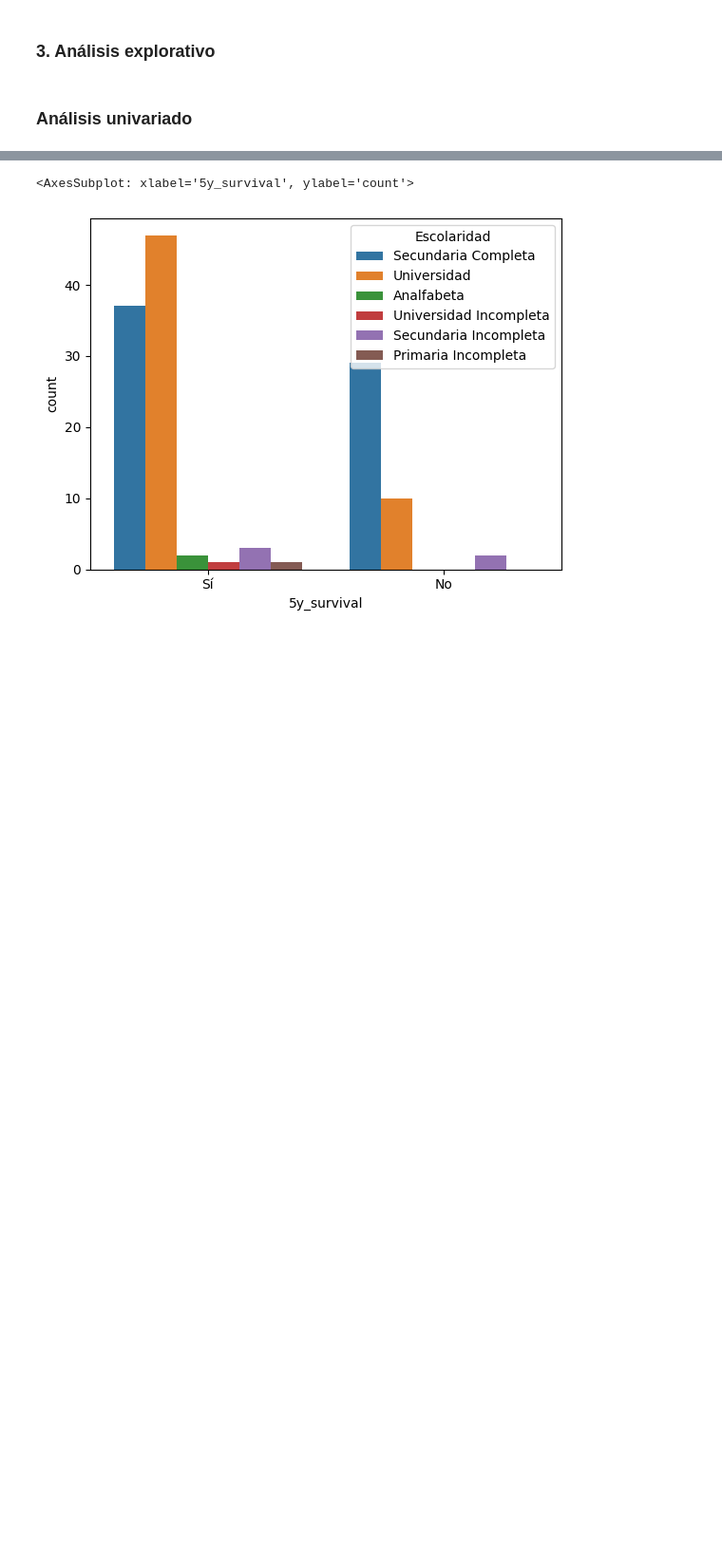
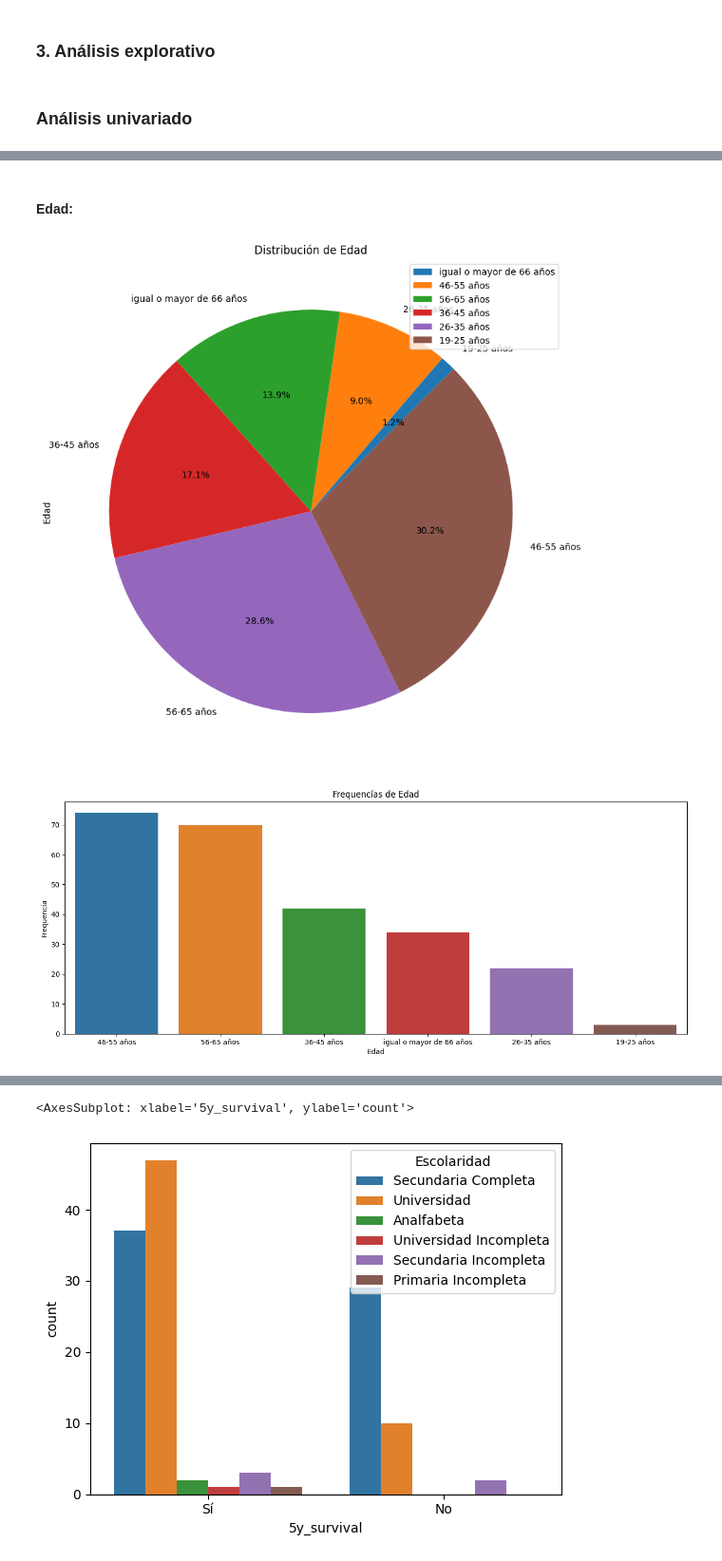
Before and after one commit to slesageq/Survivor_Analysis, a Jupyter notebook: analysis.ipynb, the cells around one changed output, grey strips where cells are left out. Shown at 95% size. Cells and saved outputs as stored; diff of their text form; code cells hidden in the pictures; blank space fills up the shorter version.

```diff
--- a/analysis.ipynb
+++ b/analysis.ipynb
@@ -633,0 +657,7 @@ univariate_analysis(df_applies, "Escolaridad")
+# %% [markdown]
+#### Edad:
+# %%
+univariate_analysis(df_applies, "Edad")
+# %% [output]
+[figure, added]
+[figure, added]
```
Also changed, not shown: parts of 16 cells of this notebook.
